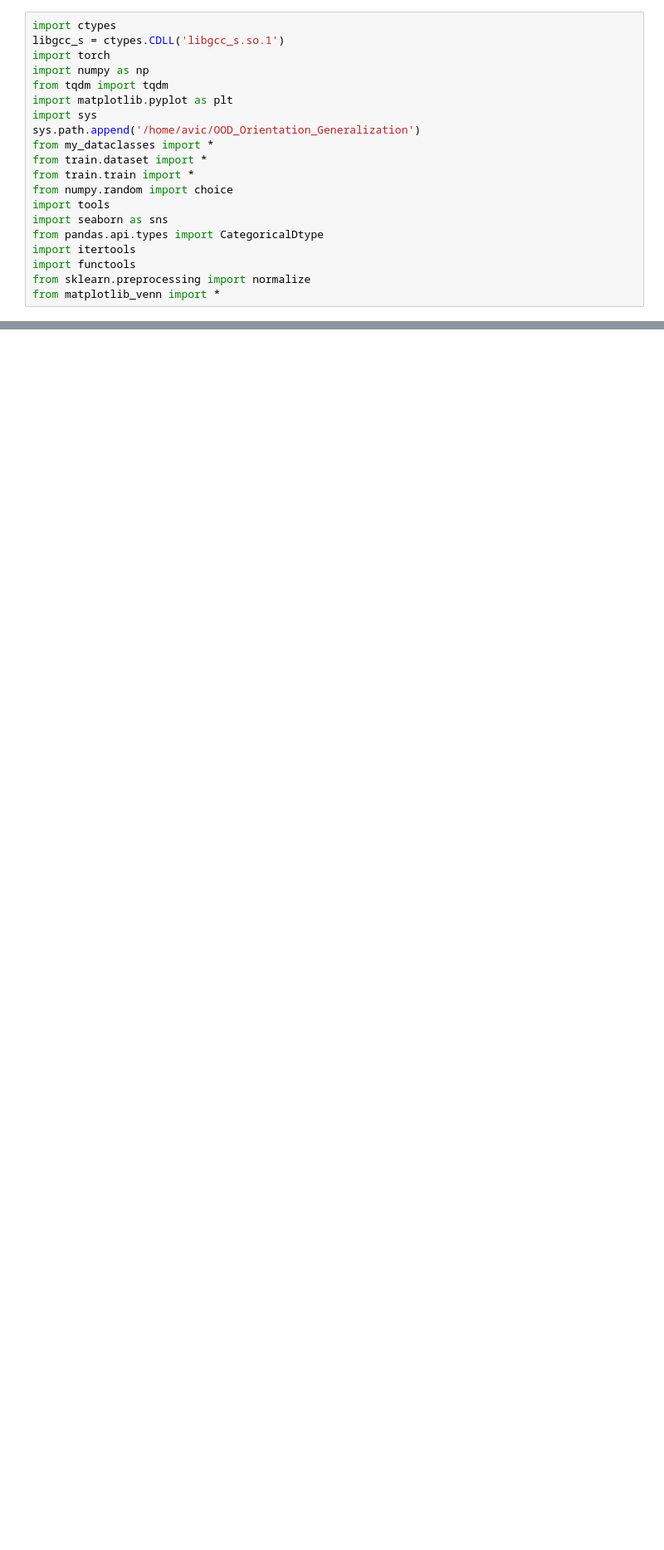
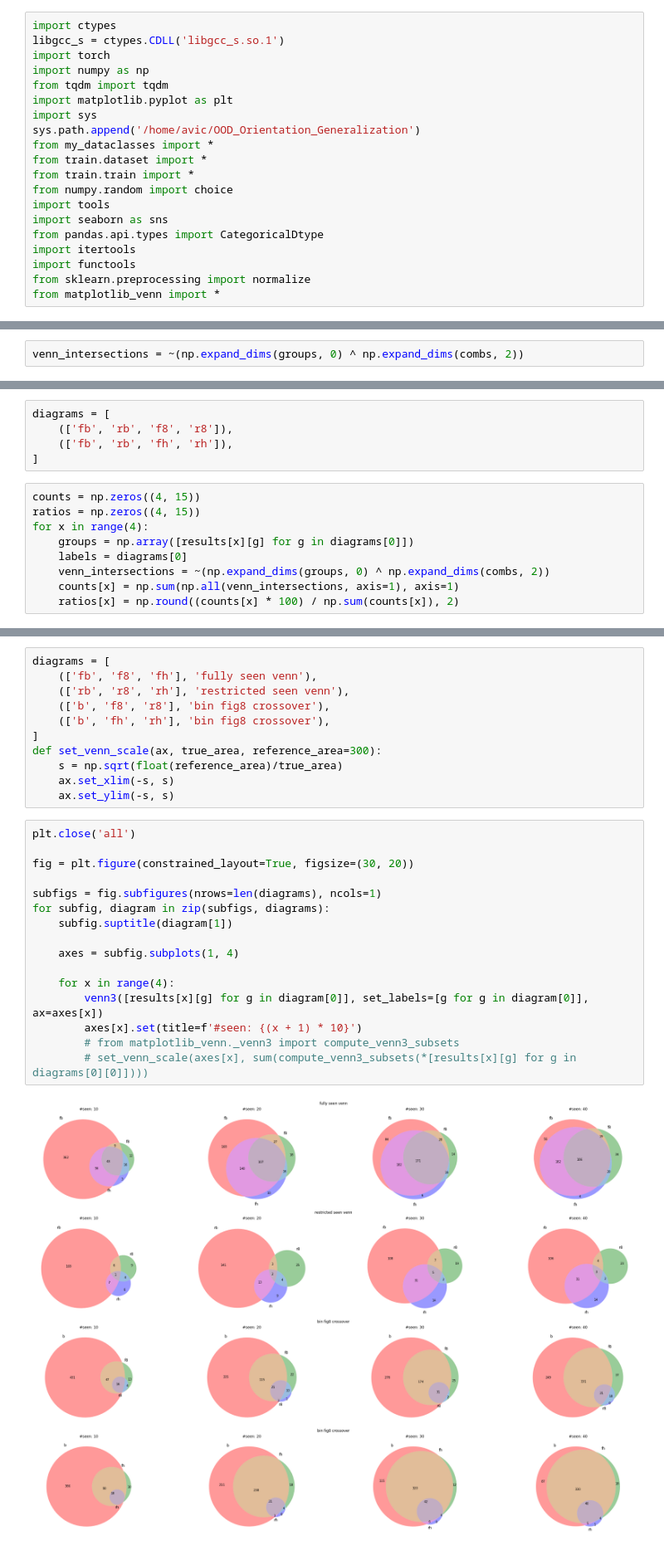
Before and after one commit to avicooper1/OOD_Orientation_Generalization, a Jupyter notebook: notebooks/network_analysis.ipynb, the cells around one changed output, grey strips where cells are left out. Shown: that part at 83% size. Drawn from its saved outputs; the diff is of its cells as text; blank space fills up the shorter version.

```diff
--- a/notebooks/network_analysis.ipynb
+++ b/notebooks/network_analysis.ipynb
@@ -89,0 +175,2 @@ sns.catplot(kind='violin', data=all_data, col='#seen', x='pattern', y='invarianc
+# %%
+venn_intersections = ~(np.expand_dims(groups, 0) ^ np.expand_dims(combs, 2))
@@ -127,3 +245,17 @@ for x in range(4):
     h = fs(f[2] | r[2])
 
     results.append({'fb':fb, 'f8':f8, 'fh':fh, 'rb':rb, 'r8':r8, 'rh':rh, 'b':b, 'fig8':fig8, 'h':h})
+# %%
+diagrams = [
+    (['fb', 'rb', 'f8', 'r8']),
+    (['fb', 'rb', 'fh', 'rh']),
+]
+# %%
+counts = np.zeros((4, 15))
+ratios = np.zeros((4, 15))
+for x in range(4):
+    groups = np.array([results[x][g] for g in diagrams[0]])
+    labels = diagrams[0]
+    venn_intersections = ~(np.expand_dims(groups, 0) ^ np.expand_dims(combs, 2))
+    counts[x] = np.sum(np.all(venn_intersections, axis=1), axis=1)
+    ratios[x] = np.round((counts[x] * 100) / np.sum(counts[x]), 2)
@@ -129,0 +310,29 @@ for x in range(4):
+# %%
+diagrams = [
+    (['fb', 'f8', 'fh'], 'fully seen venn'),
+    (['rb', 'r8', 'rh'], 'restricted seen venn'),
+    (['b', 'f8', 'r8'], 'bin fig8 crossover'),
+    (['b', 'fh', 'rh'], 'bin fig8 crossover'),
+]
+def set_venn_scale(ax, true_area, reference_area=300):
+    s = np.sqrt(float(reference_area)/true_area)
+    ax.set_xlim(-s, s)
+    ax.set_ylim(-s, s)
+# %%
+plt.close('all')
+
+fig = plt.figure(constrained_layout=True, figsize=(30, 20))
+
+subfigs = fig.subfigures(nrows=len(diagrams), ncols=1)
+for subfig, diagram in zip(subfigs, diagrams):
+    subfig.suptitle(diagram[1])
+
+    axes = subfig.subplots(1, 4)
+
+    for x in range(4):
+        venn3([results[x][g] for g in diagram[0]], set_labels=[g for g in diagram[0]], ax=axes[x])
+        axes[x].set(title=f'#seen: {(x + 1) * 10}')
+        # from matplotlib_venn._venn3 import compute_venn3_subsets
+        # set_venn_scale(axes[x], sum(compute_venn3_subsets(*[results[x][g] for g in diagrams[0][0]])))
+# %% [output]
+[figure, added]
```
Also changed, not shown: parts of 31 cells of this notebook, 3 other files.
